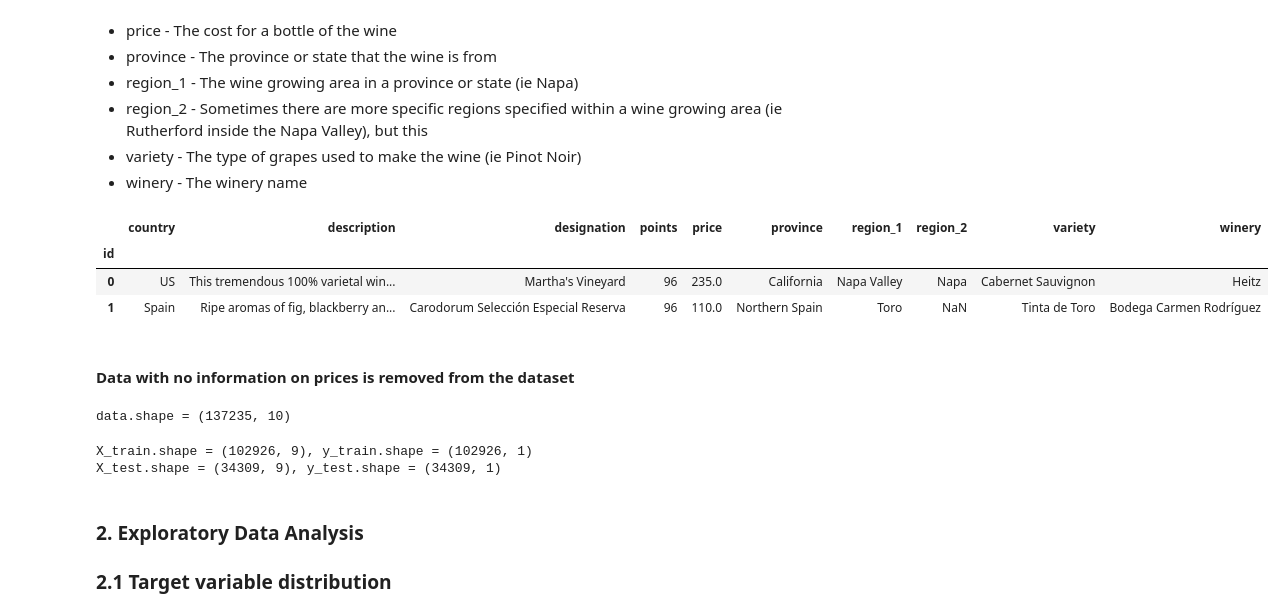
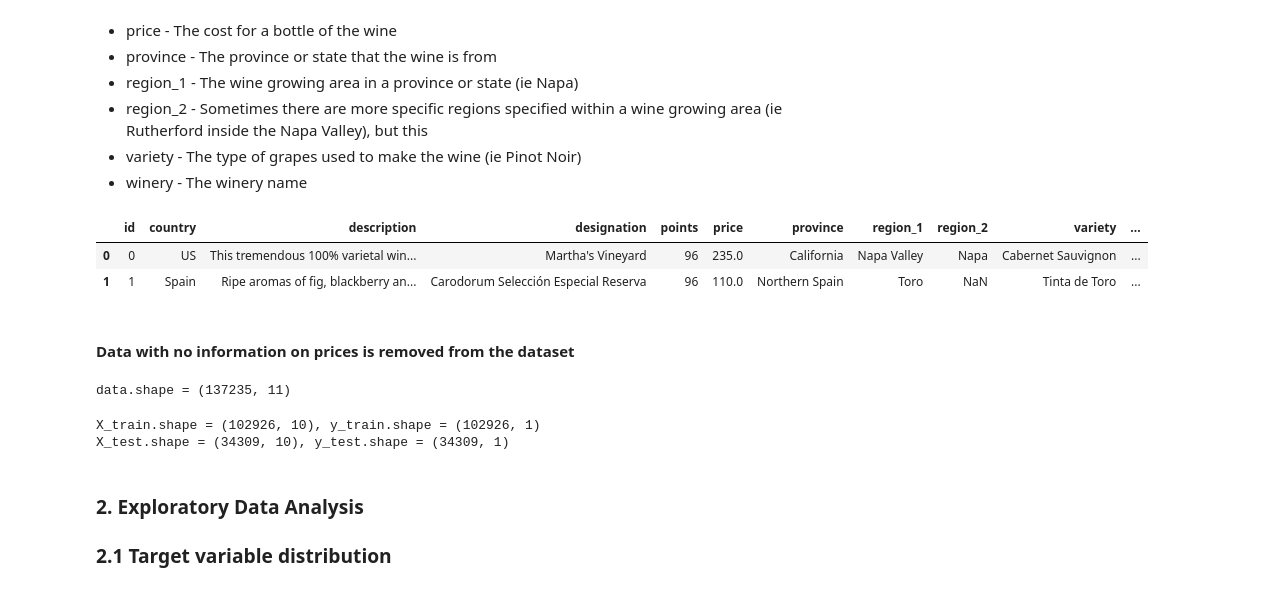
Before and after one commit to Yanina-Kutovaya/portfolio, a Jupyter notebook: Wine_Review_exploratory_data_analysis.ipynb, the cells around one changed output. Saved outputs shown, nothing was run; the diff lists cells and outputs as text; code cells hidden in the pictures.

```diff
--- a/Wine_Review_exploratory_data_analysis.ipynb
+++ b/Wine_Review_exploratory_data_analysis.ipynb
@@ -47,16 +47,14 @@ data source: https://www.kaggle.com/zynicide/wine-reviews?select=winemag-data_fi
 # %%
 zip_file = 'C:/Users/ASER/1442_8172_bundle_archive.zip'
 archive = zipfile.ZipFile(zip_file, 'r')
 data_file = archive.open('winemag-data_first150k.csv')
 data = pd.read_csv(data_file)
-data = data[data.columns[1:]]
-data.index.name = 'id'
+data.columns = ['id'] + list(data.columns[1:])
 data.head(2)
 # %% [output]
-|  | country | description | designation | points | price | province | region_1 | region_2 | variety | winery |
-| id |  |  |  |  |  |  |  |  |  |  |
-| 0 | US | This tremendous 100% varietal win... | Martha's Vineyard | 96 | 235.0 | California | Napa Valley | Napa | Cabernet Sauvignon | Heitz |
-| 1 | Spain | Ripe aromas of fig, blackberry an... | Carodorum Selección Especial Reserva | 96 | 110.0 | Northern Spain | Toro | NaN | Tinta de Toro | Bodega Carmen Rodríguez |
+|  | id | country | description | designation | points | price | province | region_1 | region_2 | variety | ... |
+| 0 | 0 | US | This tremendous 100% varietal win... | Martha's Vineyard | 96 | 235.0 | California | Napa Valley | Napa | Cabernet Sauvignon | ... |
+| 1 | 1 | Spain | Ripe aromas of fig, blackberry an... | Carodorum Selección Especial Reserva | 96 | 110.0 | Northern Spain | Toro | NaN | Tinta de Toro | ... |
 # %% [markdown]
 #### Data with no information on prices is removed from the dataset
 # %%
@@ -64,7 +62,7 @@ ind = data[data.price.isnull()].index
 data = data.drop(ind, axis=0)
 print(f'data.shape = {data.shape}')
 # %% [output]
-data.shape = (137235, 10)
+data.shape = (137235, 11)
 # %%
 X = data.drop('price', axis=1)
 y = data[['price']]
@@ -74,8 +72,8 @@ X_train, X_test, y_train, y_test = train_test_split(X, y, test_size=0.25, random
 print(f'X_train.shape = {X_train.shape}, y_train.shape = {y_train.shape}')
 print(f'X_test.shape = {X_test.shape}, y_test.shape = {y_test.shape}')
 # %% [output]
-X_train.shape = (102926, 9), y_train.shape = (102926, 1)
-X_test.shape = (34309, 9), y_test.shape = (34309, 1)
+X_train.shape = (102926, 10), y_train.shape = (102926, 1)
+X_test.shape = (34309, 10), y_test.shape = (34309, 1)
 # %% [markdown]
 ### 2. Exploratory Data Analysis
 
```
Also changed, not shown: parts of 7 cells of this notebook.
